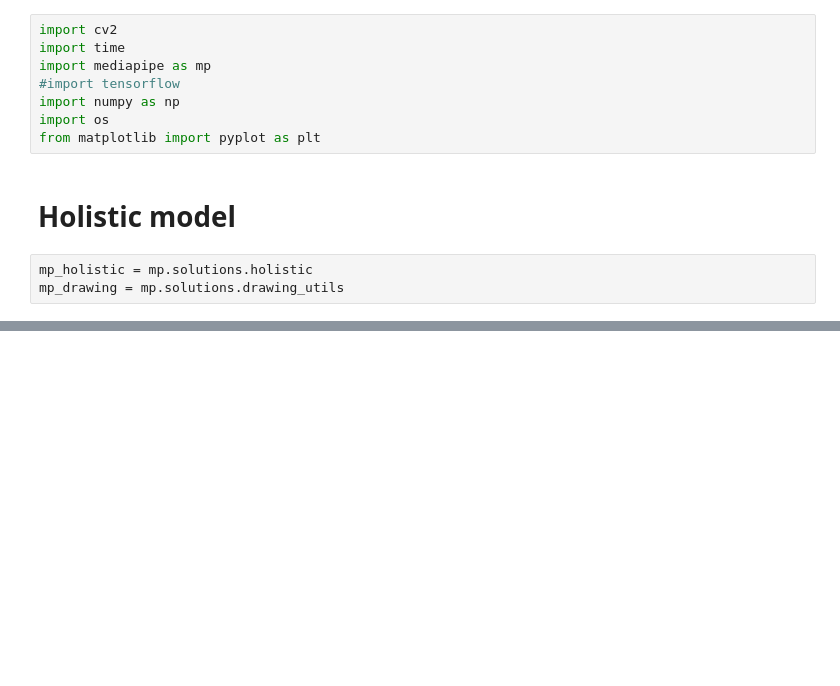
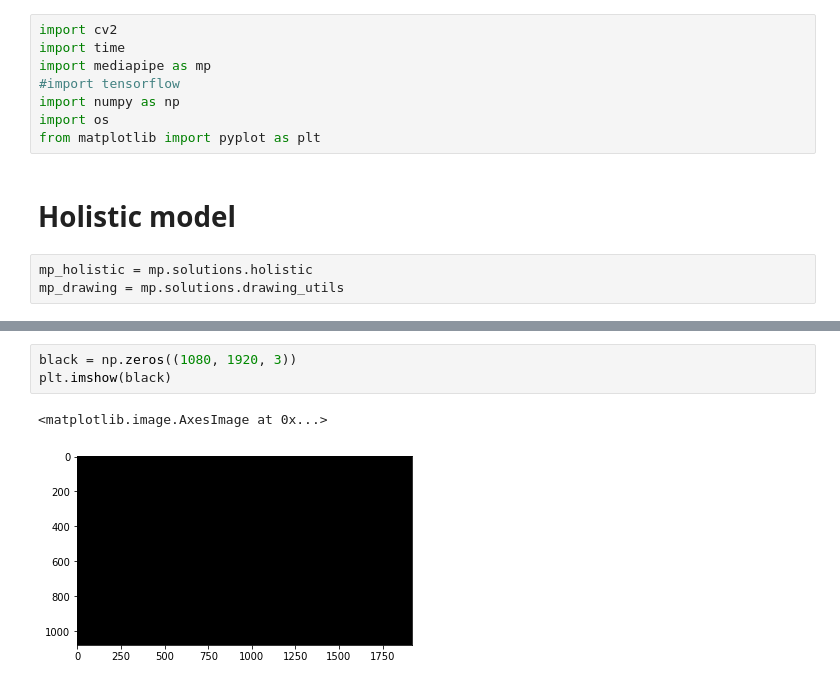
Before and after one commit to giova86/Python-LIS, a Jupyter notebook: Untitled.ipynb, the cells around one changed output, grey strips where cells are left out. Cells and saved outputs as stored; diff of their text form; blank space fills up the shorter version.

```diff
--- a/Untitled.ipynb
+++ b/Untitled.ipynb
@@ -44,0 +146,6 @@ with mp_holistic.Holistic(min_detection_confidence=0.5,
+# %%
+black = np.zeros((1080, 1920, 3))
+plt.imshow(black)
+# %% [output]
+<matplotlib.image.AxesImage at 0x...>
+[figure, added]
```
Also changed, not shown: parts of 12 cells of this notebook, 1 other file.
